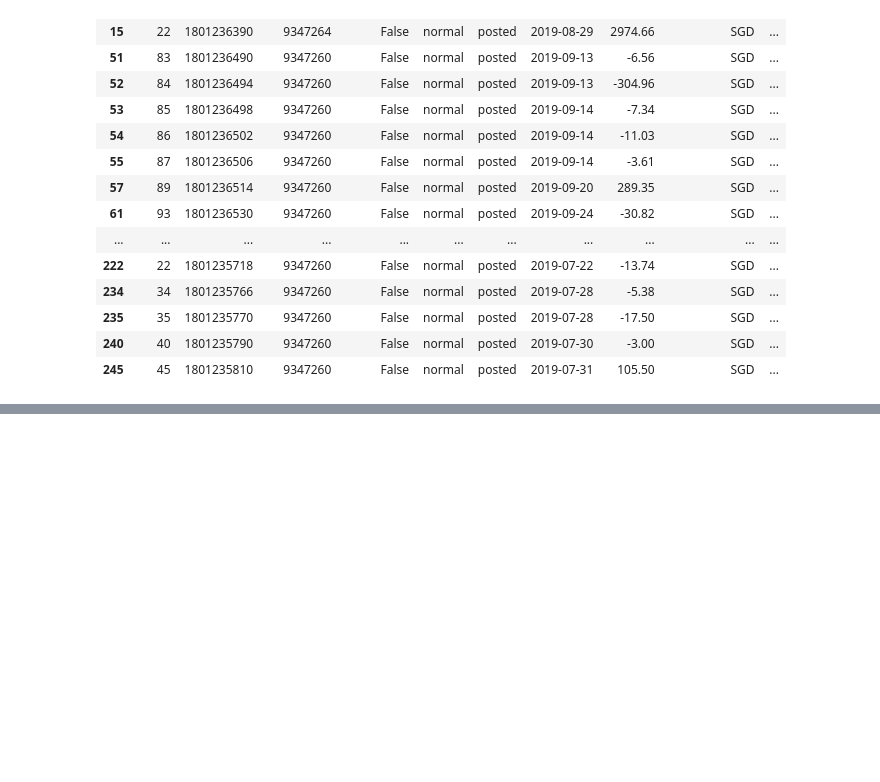
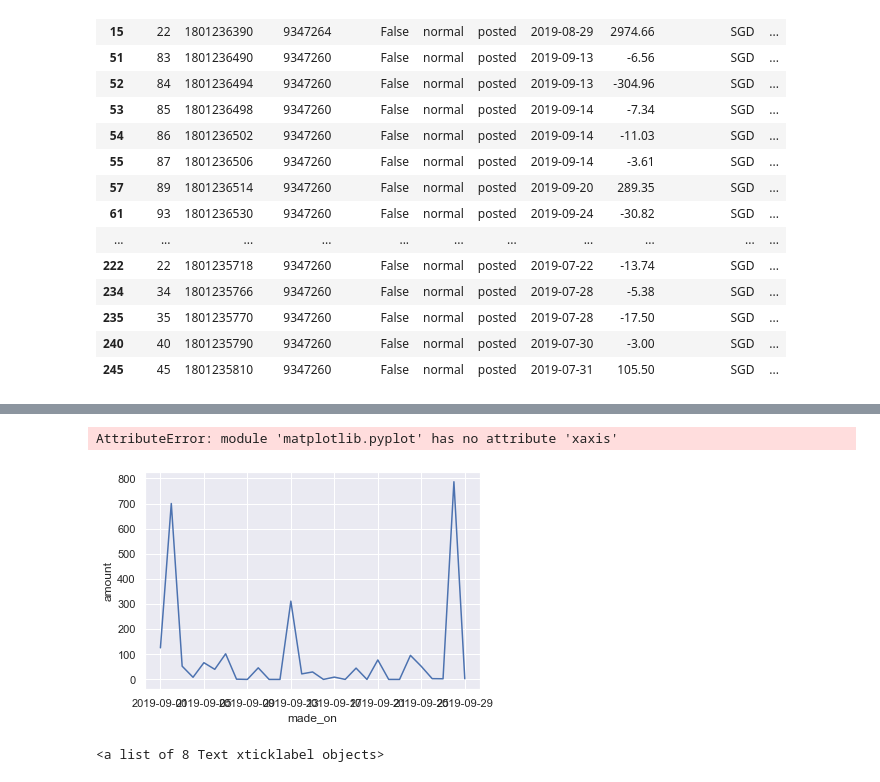
Before and after one commit to AdityaSidharta/BudgetTracker, a Jupyter notebook: notebooks/process.ipynb, the cells around one changed output, grey strips where cells are left out. Cells and saved outputs as stored; diff of their text form; code cells hidden in the pictures; blank space fills up the shorter version.

```diff
--- a/notebooks/process.ipynb
+++ b/notebooks/process.ipynb
@@ -158,0 +246,4 @@ frame[frame.description.apply(lambda x : 'PAY' in x)]
+# %%
+expense_df = expense_df.set_index(pd.to_datetime(expense_df.made_on))
+# %%
+resample_df = expense_df.resample('D')['amount'].sum().reset_index()
@@ -158,0 +252,14 @@ frame[frame.description.apply(lambda x : 'PAY' in x)]
+# %%
+resample_df['made_on_day'] = resample_df['made_on'].apply(lambda x : x.weekday())
+resample_df['amount'] = resample_df['amount'] * -1.
+made_on = resample_df['made']
+g = sns.lineplot(x=resample_df.made_on, y=resample_df.amount)
+plt.xticks(rotation=90)
+plt.show()
+# %% [output]
+AttributeError: module 'matplotlib.pyplot' has no attribute 'xaxis'
+[figure, added]
+# %%
+chart.get_xticklabels()
+# %% [output]
+<a list of 8 Text xticklabel objects>
```
Also changed, not shown: parts of 12 cells of this notebook, 10 other files.
